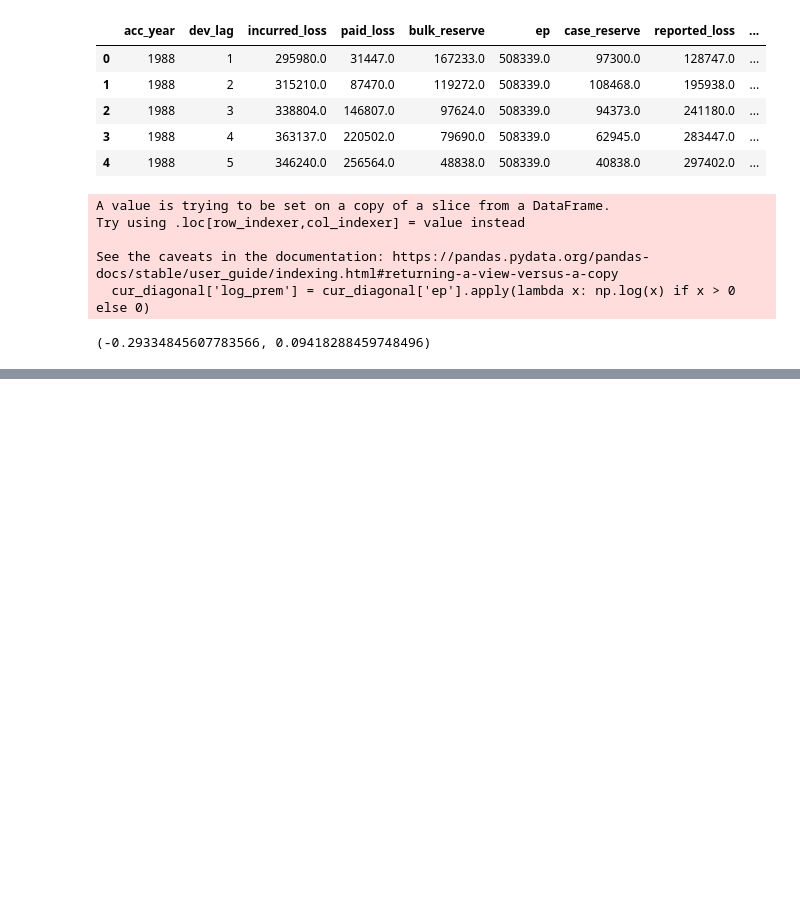
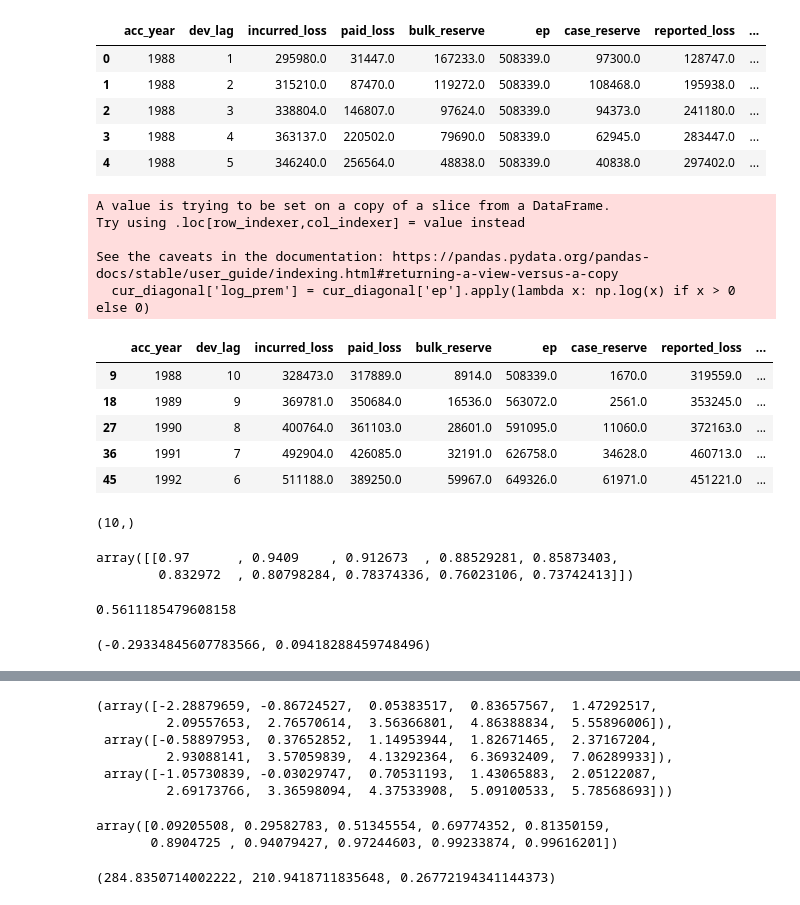
Before and after one commit to aaweaver-actuary/frequency_model, a Jupyter notebook: src/frequency_model/model_dev.ipynb, the cells around one changed output, grey strips where cells are left out. Cells and saved outputs as stored; diff of their text form; code cells hidden in the pictures; blank space fills up the shorter version.

```diff
--- a/src/frequency_model/model_dev.ipynb
+++ b/src/frequency_model/model_dev.ipynb
@@ -28,16 +29,46 @@ df.head()
 # %%
 max_ay = df['acc_year'].max()
 cur_diagonal = df.loc[df.acc_year + df.dev_lag - 1 == max_ay]
 cur_diagonal['log_prem'] = cur_diagonal['ep'].apply(lambda x: np.log(x) if x > 0 else 0)
-log_lr = cur_diagonal.set_index('acc_year').log_loss_ratio
-log_lr.mean(), log_lr.std()
+cur_diagonal.head()
 # %% [output]
 A value is trying to be set on a copy of a slice from a DataFrame.
 Try using .loc[row_indexer,col_indexer] = value instead
 
 See the caveats in the documentation: https://pandas.pydata.org/pandas-docs/stable/user_guide/indexing.html#returning-a-view-versus-a-copy
   cur_diagonal['log_prem'] = cur_diagonal['ep'].apply(lambda x: np.log(x) if x > 0 else 0)
-(-0.29334845607783566, 0.09418288459748496)
+|  | acc_year | dev_lag | incurred_loss | paid_loss | bulk_reserve | ep | case_reserve | reported_loss | ... |
+| 9 | 1988 | 10 | 328473.0 | 317889.0 | 8914.0 | 508339.0 | 1670.0 | 319559.0 | ... |
+| 18 | 1989 | 9 | 369781.0 | 350684.0 | 16536.0 | 563072.0 | 2561.0 | 353245.0 | ... |
+| 27 | 1990 | 8 | 400764.0 | 361103.0 | 28601.0 | 591095.0 | 11060.0 | 372163.0 | ... |
+| 36 | 1991 | 7 | 492904.0 | 426085.0 | 32191.0 | 626758.0 | 34628.0 | 460713.0 | ... |
+| 45 | 1992 | 6 | 511188.0 | 389250.0 | 59967.0 | 649326.0 | 61971.0 | 451221.0 | ... |
+# %%
+samp_beta = [0.97 ** i for i in range(10, 1, -1)]
+samp_beta.append(samp_beta[-1] ** (1/2))
+samp_beta = np.array(list(reversed(samp_beta)))
+print(samp_beta.shape)
+b = np.array(samp_beta).reshape(1, 10)
+b
+# %% [output]
+(10,)
+array([[0.97      , 0.9409    , 0.912673  , 0.88529281, 0.85873403,
+        0.832972  , 0.80798284, 0.78374336, 0.76023106, 0.73742413]])
+# %%
+cur_for_betas = cur_diagonal[['dev_lag', 'reported_loss', 'ep']].reset_index(drop=True)
+cur_for_betas['idx'] = 11 - cur_for_betas['dev_lag']
+cur_for_betas = cur_for_betas.set_index('idx')
+cur_for_betas['beta'] = b.T
+cur_for_betas['used_up_ep'] = cur_for_betas['ep'] * cur_for_betas['beta']
+
+cur_for_betas.reported_loss.sum() / cur_for_betas.ep.sum()
+# %% [output]
+0.5611185479608158
+# %%
+log_lr = cur_diagonal.set_index('acc_year').log_loss_ratio
+log_lr.mean(), log_lr.std()
+# %% [output]
+(-0.29334845607783566, 0.09418288459748496)
 # %%
 def build_triangle(loss_type):
     return df[['acc_year', 'dev_lag', loss_type]].pivot_table(index='acc_year', columns='dev_lag', values=loss_type, aggfunc='sum', fill_value=0)
@@ -61,9 +92,40 @@ obs_paid_reported_ratio
 | 1997 | 0.245478 | 0.492792 | 0.695137 | 0.798887 | 0.872330 | 0.923818 | 0.947978 | 0.968445 | 0.975768 | 0.981420 |
 # %%
 def triangle_of_prior_betas(triangle):
+    import numpy as np
     n_acc, n_dev = triangle.shape
-    for i in range(n_dev):
-    return [
-        triangle.iloc[:(n_acc - i - 1), i+1].sum() / triangle.iloc[:(n_acc - i - 1), i].sum()
-        for i in range(n_dev)
-    ]
+    output = []
+    for i in range(n_dev-1):
+        output.append(triangle.iloc[:(n_acc - i), i+1].sum() / triangle.iloc[:(n_acc - i), i].sum())
+
+    real = np.divide(1, np.array(list(reversed(np.cumprod(list(reversed(output)))))))
+    real = np.append(real, np.sqrt(real[-1]))
+
+    return np.log(real / (1 - real))
+
+prior_beta_paid_loss = triangle_of_prior_betas(obs_paid_loss)
+prior_beta_rpt_loss = triangle_of_prior_betas(obs_reported_loss)
+prior_beta_ratio = triangle_of_prior_betas(obs_paid_reported_ratio)
+
+prior_beta_paid_loss, prior_beta_rpt_loss, prior_beta_ratio
+# %% [output]
+(array([-2.28879659, -0.86724527,  0.05383517,  0.83657567,  1.47292517,
+         2.09557653,  2.76570614,  3.56366801,  4.86388834,  5.55896006]),
+ array([-0.58897953,  0.37652852,  1.14953944,  1.82671465,  2.37167204,
+         2.93088141,  3.57059839,  4.13292364,  6.36932409,  7.06289933]),
+ array([-1.05730839, -0.03029747,  0.70531193,  1.43065883,  2.05122087,
+         2.69173766,  3.36598094,  4.37533908,  5.09100533,  5.78568693]))
+# %%
+1 / (1 + np.exp(-prior_beta_paid_loss))
+# %% [output]
+array([0.09205508, 0.29582783, 0.51345554, 0.69774352, 0.81350159,
+       0.8904725 , 0.94079427, 0.97244603, 0.99233874, 0.99616201])
+# %%
+def get_est_sd_of_obs(triangle):
+    df = (triangle - (triangle.sum().sum() / triangle.count().sum())) ** 2 / (triangle.sum().sum() / triangle.count().sum())
+
+    return np.sqrt(df.sum().sum() / df.count().sum())
+
+get_est_sd_of_obs(obs_paid_loss), get_est_sd_of_obs(obs_reported_loss), get_est_sd_of_obs(obs_paid_reported_ratio)
+# %% [output]
+(284.8350714002222, 210.9418711835648, 0.26772194341144373)
```
Also changed, not shown: parts of 6 cells of this notebook, 1 other file.
